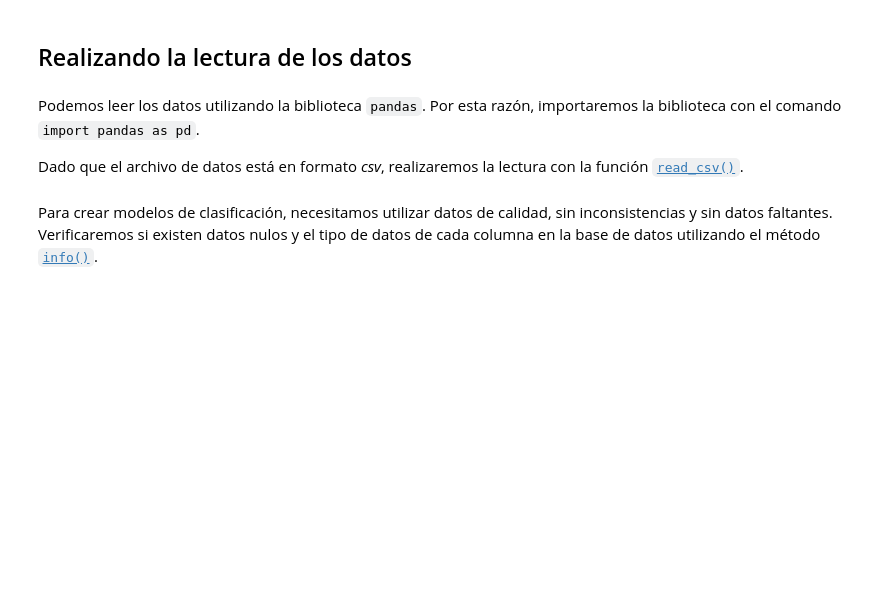
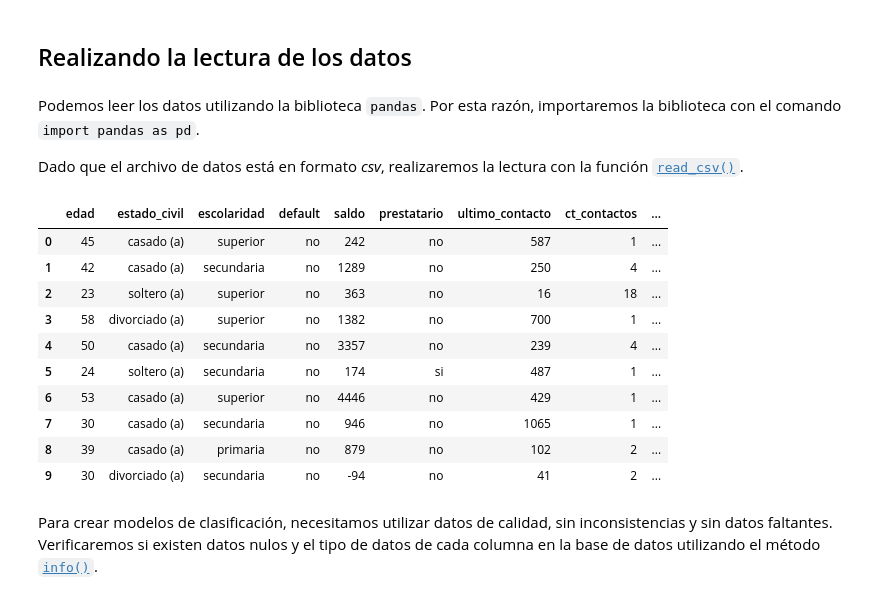
Before and after one commit to Cristiand056/Estadisticas-y-Machine-Learning-G8---ONE, a Jupyter notebook: Clasificacion_primeros_pasos.ipynb, the cells around one changed output. Saved outputs shown, nothing was run; the diff lists cells and outputs as text; code cells hidden in the pictures; blank space fills up the shorter version.

```diff
--- a/Clasificacion_primeros_pasos.ipynb
+++ b/Clasificacion_primeros_pasos.ipynb
@@ -17,2 +19,18 @@ Dado que el archivo de datos está en formato *csv*, realizaremos la lectura con
+# %%
+datos = pd.read_csv('/content/marketing_inversiones.csv')
+# %%
+datos.head(10)
+# %% [output]
+|  | edad | estado_civil | escolaridad | default | saldo | prestatario | ultimo_contacto | ct_contactos | ... |
+| 0 | 45 | casado (a) | superior | no | 242 | no | 587 | 1 | ... |
+| 1 | 42 | casado (a) | secundaria | no | 1289 | no | 250 | 4 | ... |
+| 2 | 23 | soltero (a) | superior | no | 363 | no | 16 | 18 | ... |
+| 3 | 58 | divorciado (a) | superior | no | 1382 | no | 700 | 1 | ... |
+| 4 | 50 | casado (a) | secundaria | no | 3357 | no | 239 | 4 | ... |
+| 5 | 24 | soltero (a) | secundaria | no | 174 | si | 487 | 1 | ... |
+| 6 | 53 | casado (a) | superior | no | 4446 | no | 429 | 1 | ... |
+| 7 | 30 | casado (a) | secundaria | no | 946 | no | 1065 | 1 | ... |
+| 8 | 39 | casado (a) | primaria | no | 879 | no | 102 | 2 | ... |
+| 9 | 30 | divorciado (a) | secundaria | no | -94 | no | 41 | 2 | ... |
 # %% [markdown]
 Para crear modelos de clasificación, necesitamos utilizar datos de calidad, sin inconsistencias y sin datos faltantes. Verificaremos si existen datos nulos y el tipo de datos de cada columna en la base de datos utilizando el método [`info()`](https://pandas.pydata.org/docs/reference/api/pandas.DataFrame.info.html).
```
Also changed, not shown: parts of 25 cells of this notebook.
